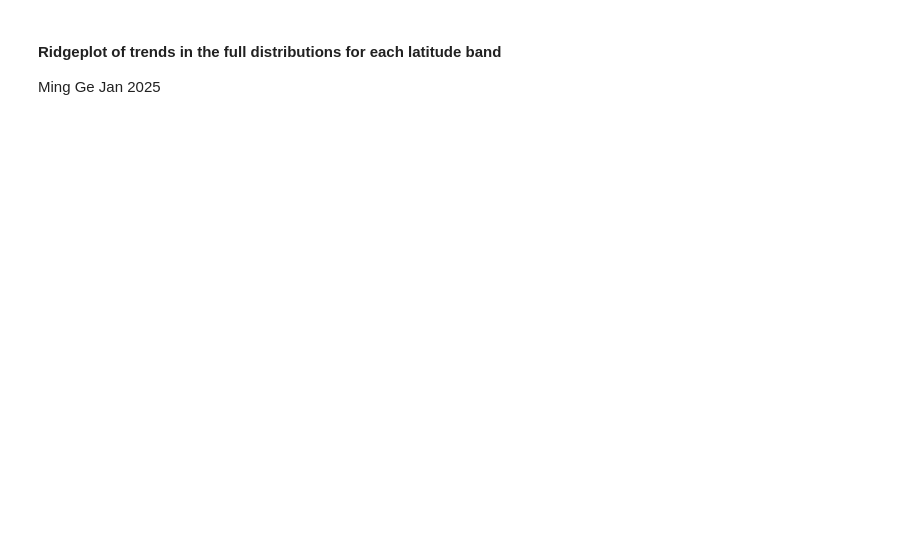
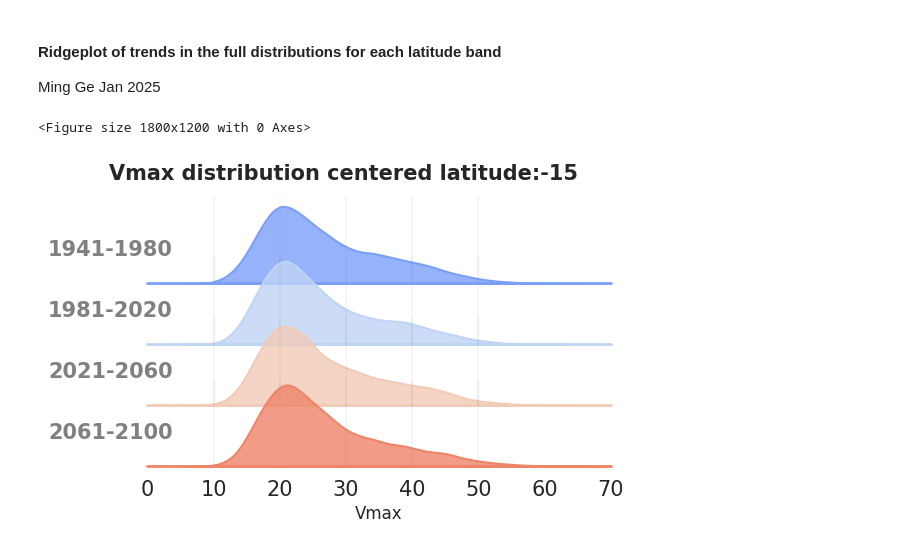
Before and after one commit to ming80302/TC, a Jupyter notebook: ridgeplot.ipynb, the cells around one changed output. Drawn from its saved outputs; the diff is of its cells as text; code cells hidden in the pictures; blank space fills up the shorter version.

```diff
--- a/ridgeplot.ipynb
+++ b/ridgeplot.ipynb
@@ -10,7 +10,7 @@ import matplotlib.pyplot as plt
 import cartopy.crs as ccrs
 # %%
 def ridgeplot_vmax(df, col_label, col_data):
-        #plt.figure(figsize=(10, 6))
+        plt.figure(figsize=(6, 4), dpi=300)
         sns.set_theme(style="white", rc={"axes.facecolor": (0, 0, 0, 0)})
 
         # we generate a color palette with Seaborn.color_palette()
@@ -20,34 +20,50 @@ def ridgeplot_vmax(df, col_label, col_data):
         g = sns.FacetGrid(df, row=col_label, hue = col_label, aspect=6, height=0.95, palette=pal)
 
         # then we add the densities kdeplots for each month
         g.map(sns.kdeplot, col_data,
               bw_adjust=1, clip_on=False,
               fill=True, alpha=0.8, linewidth=1.5)
 
         # here we add a horizontal line for each plot
         g.map(plt.axhline, y=0, lw=2, clip_on=False)
+        g.set(xlim=(0, 70))
+
+        # add vline
+        line_position = [10, 20, 30, 40, 50]
+
+        #for ax, pos in zip(g.axes.flat, line_position):
+        #    ax.axvline(x=pos, color='r', linestyle=':')
+        for ax in (g.axes.flat):
+            for x_pos in line_position:
+                ax.axvline(x=x_pos, color='grey',  lw=.2, alpha=0.5)
+
 
         # Loop over the FacetGrid figure axes (g.axes.flat) and add the time period as text with the right color
         # notice how ax.lines[-1].get_color() enables you to access the last line's color in each matplotlib.Axes
         for i, ax in enumerate(g.axes.flat):
             ax.text(-15, 0.02, df.time.unique()[i],
             fontweight='bold', fontsize=15,
             color=ax.lines[-1].get_color()),
             ax.set_ylabel('')
 
         # we use matplotlib.Figure.subplots_adjust() function to get the subplots to overlap
         g.fig.subplots_adjust(hspace=-0.3)
 
         # eventually we remove axes titles, yticks and spines
         g.set_titles("")
         g.set(yticks=[])
         g.despine(bottom=True, left=True)
 
         plt.setp(ax.get_xticklabels(), fontsize=15)
         plt.xlabel('Vmax', fontsize=12)
-        g.fig.suptitle( 'Vmax distribution at latitude:' + str(bin_center),
+        g.fig.suptitle( 'Vmax distribution centered latitude:' + str(bin_center),
                ha='center', fontsize=15, fontweight='bold')
         plt.show();
+
+ridgeplot_vmax(df, 'time', 'vmax')
+# %% [output]
+<Figure size 1800x1200 with 0 Axes>
+[figure, added]
 # %%
 def rd_allVmax_HR_SH(dir_hr, year_s, year_e, extent):
     '''
```
Also changed, not shown: parts of 4 cells of this notebook.
